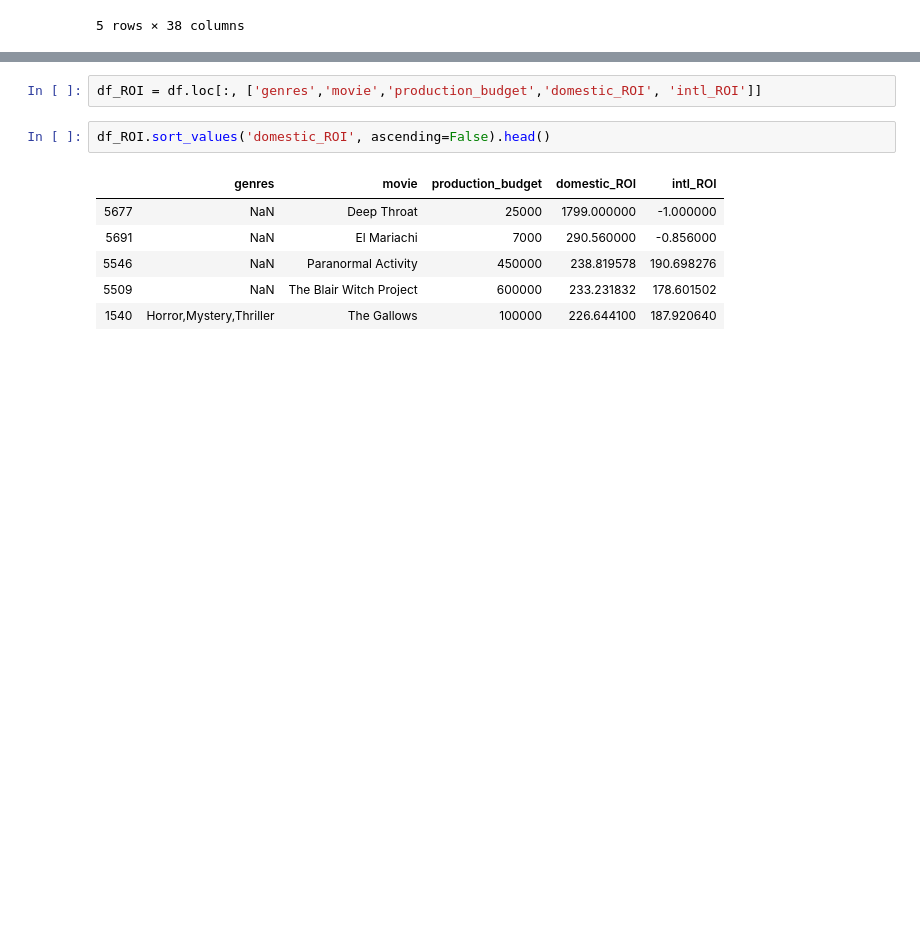
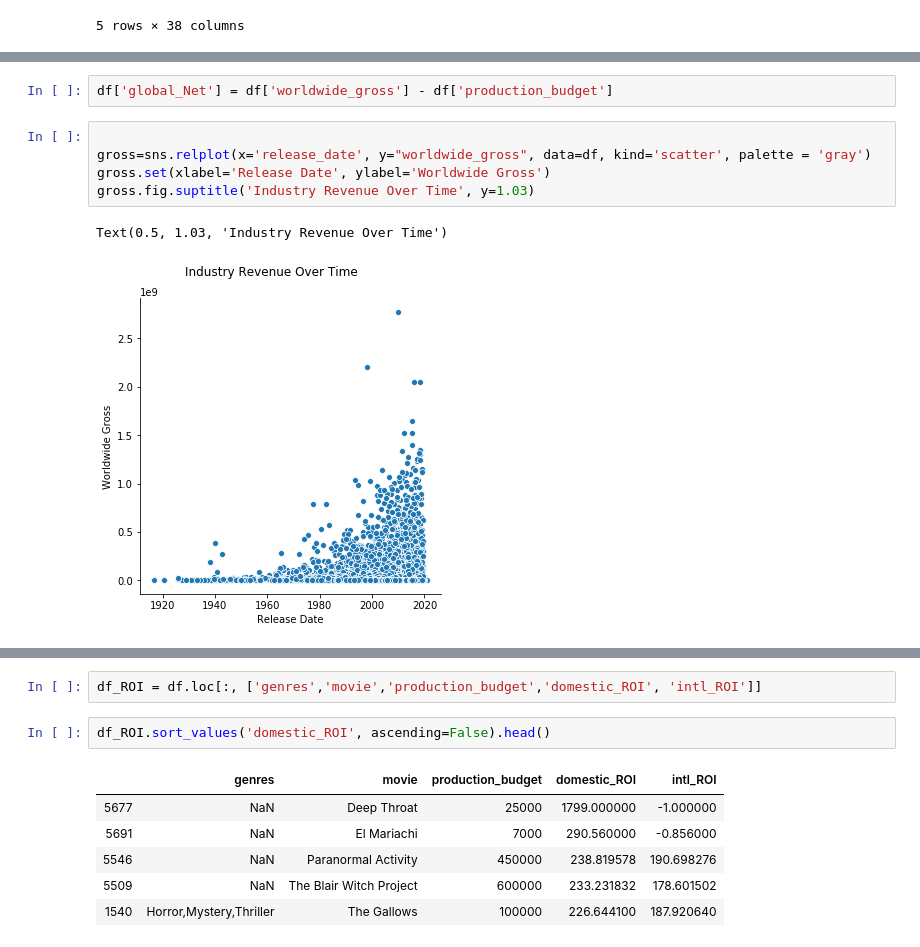
Before and after one commit to JillCarrie/Module1, a Jupyter notebook: data/project1.ipynb, the cells around one changed output, grey strips where cells are left out. Cells and saved outputs as stored; diff of their text form; blank space fills up the shorter version.

```diff
--- a/data/project1.ipynb
+++ b/data/project1.ipynb
@@ -619,0 +662,10 @@ df.sort_values('domestic_ROI', ascending=False).head()
+# %%
+df['global_Net'] = df['worldwide_gross'] - df['production_budget']
+# %%
+
+gross=sns.relplot(x='release_date', y="worldwide_gross", data=df, kind='scatter', palette = 'gray')
+gross.set(xlabel='Release Date', ylabel='Worldwide Gross')
+gross.fig.suptitle('Industry Revenue Over Time', y=1.03)
+# %% [output]
+Text(0.5, 1.03, 'Industry Revenue Over Time')
+[figure, added]
```
Also changed, not shown: parts of 34 cells of this notebook.
